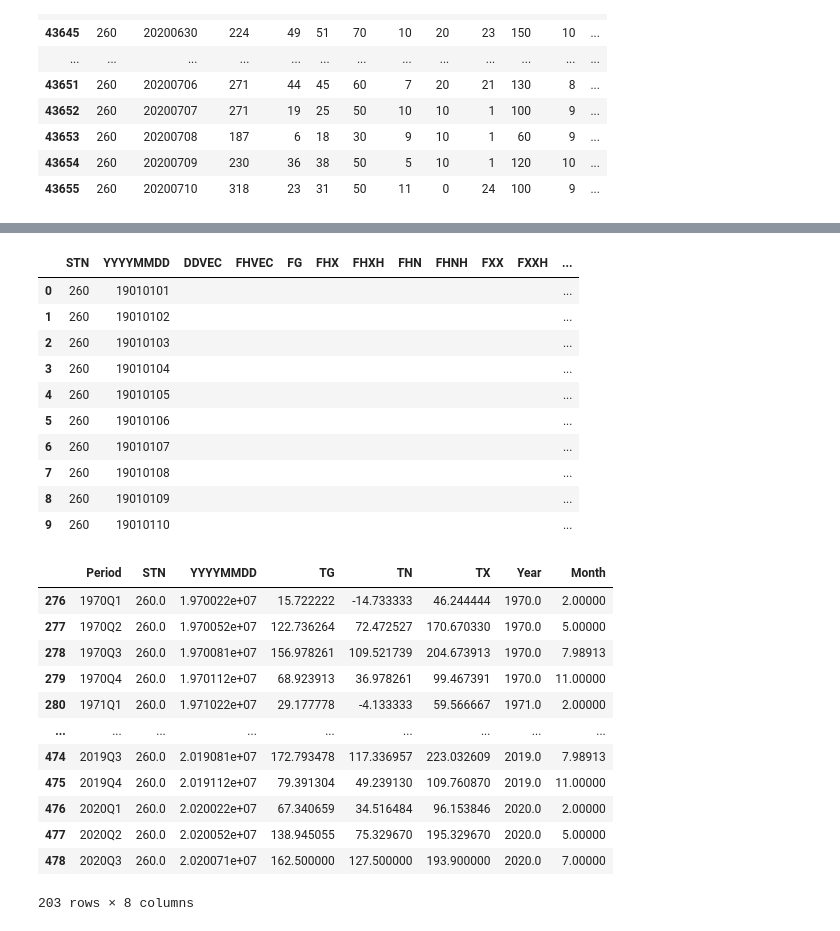
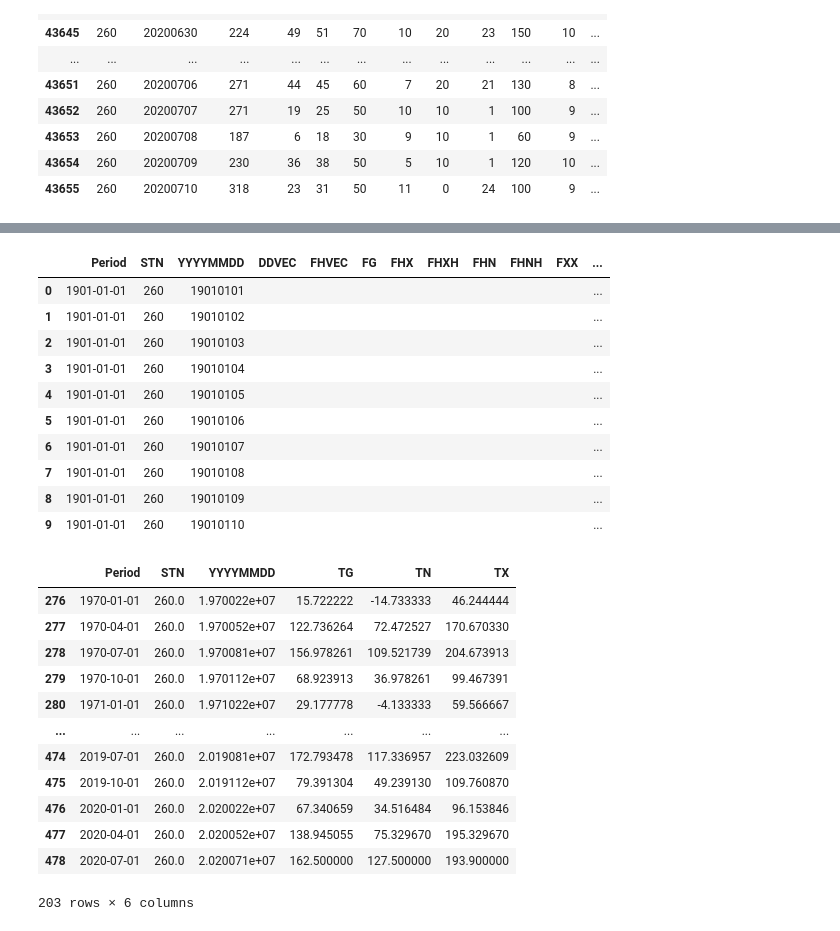
Before and after one commit to dsirtioglu/python, a Jupyter notebook: RR_NL_Energy_Prediction.ipynb, the cells around one changed output, grey strips where cells are left out. Saved outputs shown, nothing was run; the diff lists cells and outputs as text; code cells hidden in the pictures.

```diff
--- a/RR_NL_Energy_Prediction.ipynb
+++ b/RR_NL_Energy_Prediction.ipynb
@@ -297,39 +141,43 @@ dtype: object
 #Create Datetime from YYYYMMDD
 
 Weather['Date'] = pd.to_datetime(Weather['YYYYMMDD'].astype(int), format = '%Y%m%d')
-Weather['Year'] = Weather['Date'].dt.year
-Weather['Month'] = Weather['Date'].dt.month
-Weather['Period'] = pd.PeriodIndex(Weather.Date, freq='Q')
-
+Weather['Year'] = Weather['Date'].dt.year.astype(str)
+Weather['Quarter'] = Weather['Date'].dt.quarter.astype(str)
+#Weather['Period'] = pd.PeriodIndex(Weather.Date, freq='Q')
+Weather.drop(columns = 'Period', axis=1, inplace = True)
+Weather.insert(loc = 0,
+                column = 'Period',
+                value = Weather.Year + str('Q') + Weather.Quarter)
+Weather['Period'] = pd.PeriodIndex(Weather['Period'], freq='Q').to_timestamp()
 Weather.head(10)
 # %% [output]
-|  | STN | YYYYMMDD | DDVEC | FHVEC | FG | FHX | FHXH | FHN | FHNH | FXX | FXXH | ... |
-| 0 | 260 | 19010101 |  |  |  |  |  |  |  |  |  | ... |
-| 1 | 260 | 19010102 |  |  |  |  |  |  |  |  |  | ... |
-| 2 | 260 | 19010103 |  |  |  |  |  |  |  |  |  | ... |
-| 3 | 260 | 19010104 |  |  |  |  |  |  |  |  |  | ... |
-| 4 | 260 | 19010105 |  |  |  |  |  |  |  |  |  | ... |
-| 5 | 260 | 19010106 |  |  |  |  |  |  |  |  |  | ... |
-| 6 | 260 | 19010107 |  |  |  |  |  |  |  |  |  | ... |
-| 7 | 260 | 19010108 |  |  |  |  |  |  |  |  |  | ... |
-| 8 | 260 | 19010109 |  |  |  |  |  |  |  |  |  | ... |
-| 9 | 260 | 19010110 |  |  |  |  |  |  |  |  |  | ... |
+|  | Period | STN | YYYYMMDD | DDVEC | FHVEC | FG | FHX | FHXH | FHN | FHNH | FXX | ... |
+| 0 | 1901-01-01 | 260 | 19010101 |  |  |  |  |  |  |  |  | ... |
+| 1 | 1901-01-01 | 260 | 19010102 |  |  |  |  |  |  |  |  | ... |
+| 2 | 1901-01-01 | 260 | 19010103 |  |  |  |  |  |  |  |  | ... |
+| 3 | 1901-01-01 | 260 | 19010104 |  |  |  |  |  |  |  |  | ... |
+| 4 | 1901-01-01 | 260 | 19010105 |  |  |  |  |  |  |  |  | ... |
+| 5 | 1901-01-01 | 260 | 19010106 |  |  |  |  |  |  |  |  | ... |
+| 6 | 1901-01-01 | 260 | 19010107 |  |  |  |  |  |  |  |  | ... |
+| 7 | 1901-01-01 | 260 | 19010108 |  |  |  |  |  |  |  |  | ... |
+| 8 | 1901-01-01 | 260 | 19010109 |  |  |  |  |  |  |  |  | ... |
+| 9 | 1901-01-01 | 260 | 19010110 |  |  |  |  |  |  |  |  | ... |
 # %%
 #Create the quarterly average weather dataset
 Weather_Quarterly = Weather.groupby(['Period'], as_index = False).mean()
-Weather_Quarterly = Weather_Quarterly[Weather_Quarterly['Period'] >= '1970Q1']
+Weather_Quarterly = Weather_Quarterly[Weather_Quarterly['Period'] >= '1970-01-01']
 Weather_Quarterly
 # %% [output]
-|  | Period | STN | YYYYMMDD | TG | TN | TX | Year | Month |
-| 276 | 1970Q1 | 260.0 | 1.970022e+07 | 15.722222 | -14.733333 | 46.244444 | 1970.0 | 2.00000 |
-| 277 | 1970Q2 | 260.0 | 1.970052e+07 | 122.736264 | 72.472527 | 170.670330 | 1970.0 | 5.00000 |
-| 278 | 1970Q3 | 260.0 | 1.970081e+07 | 156.978261 | 109.521739 | 204.673913 | 1970.0 | 7.98913 |
-| 279 | 1970Q4 | 260.0 | 1.970112e+07 | 68.923913 | 36.978261 | 99.467391 | 1970.0 | 11.00000 |
-| 280 | 1971Q1 | 260.0 | 1.971022e+07 | 29.177778 | -4.133333 | 59.566667 | 1971.0 | 2.00000 |
-| ... | ... | ... | ... | ... | ... | ... | ... | ... |
-| 474 | 2019Q3 | 260.0 | 2.019081e+07 | 172.793478 | 117.336957 | 223.032609 | 2019.0 | 7.98913 |
-| 475 | 2019Q4 | 260.0 | 2.019112e+07 | 79.391304 | 49.239130 | 109.760870 | 2019.0 | 11.00000 |
-| 476 | 2020Q1 | 260.0 | 2.020022e+07 | 67.340659 | 34.516484 | 96.153846 | 2020.0 | 2.00000 |
-| 477 | 2020Q2 | 260.0 | 2.020052e+07 | 138.945055 | 75.329670 | 195.329670 | 2020.0 | 5.00000 |
-| 478 | 2020Q3 | 260.0 | 2.020071e+07 | 162.500000 | 127.500000 | 193.900000 | 2020.0 | 7.00000 |
+|  | Period | STN | YYYYMMDD | TG | TN | TX |
+| 276 | 1970-01-01 | 260.0 | 1.970022e+07 | 15.722222 | -14.733333 | 46.244444 |
+| 277 | 1970-04-01 | 260.0 | 1.970052e+07 | 122.736264 | 72.472527 | 170.670330 |
+| 278 | 1970-07-01 | 260.0 | 1.970081e+07 | 156.978261 | 109.521739 | 204.673913 |
+| 279 | 1970-10-01 | 260.0 | 1.970112e+07 | 68.923913 | 36.978261 | 99.467391 |
+| 280 | 1971-01-01 | 260.0 | 1.971022e+07 | 29.177778 | -4.133333 | 59.566667 |
+| ... | ... | ... | ... | ... | ... | ... |
+| 474 | 2019-07-01 | 260.0 | 2.019081e+07 | 172.793478 | 117.336957 | 223.032609 |
+| 475 | 2019-10-01 | 260.0 | 2.019112e+07 | 79.391304 | 49.239130 | 109.760870 |
+| 476 | 2020-01-01 | 260.0 | 2.020022e+07 | 67.340659 | 34.516484 | 96.153846 |
+| 477 | 2020-04-01 | 260.0 | 2.020052e+07 | 138.945055 | 75.329670 | 195.329670 |
+| 478 | 2020-07-01 | 260.0 | 2.020071e+07 | 162.500000 | 127.500000 | 193.900000 |
-203 rows × 8 columns
+203 rows × 6 columns
```
Also changed, not shown: parts of 43 cells of this notebook.
